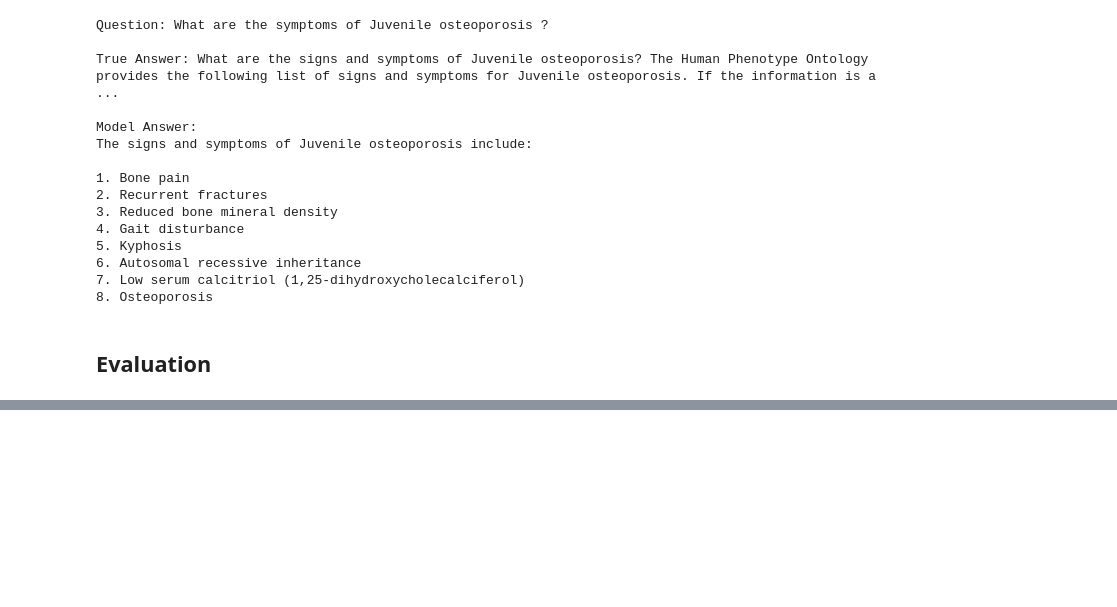
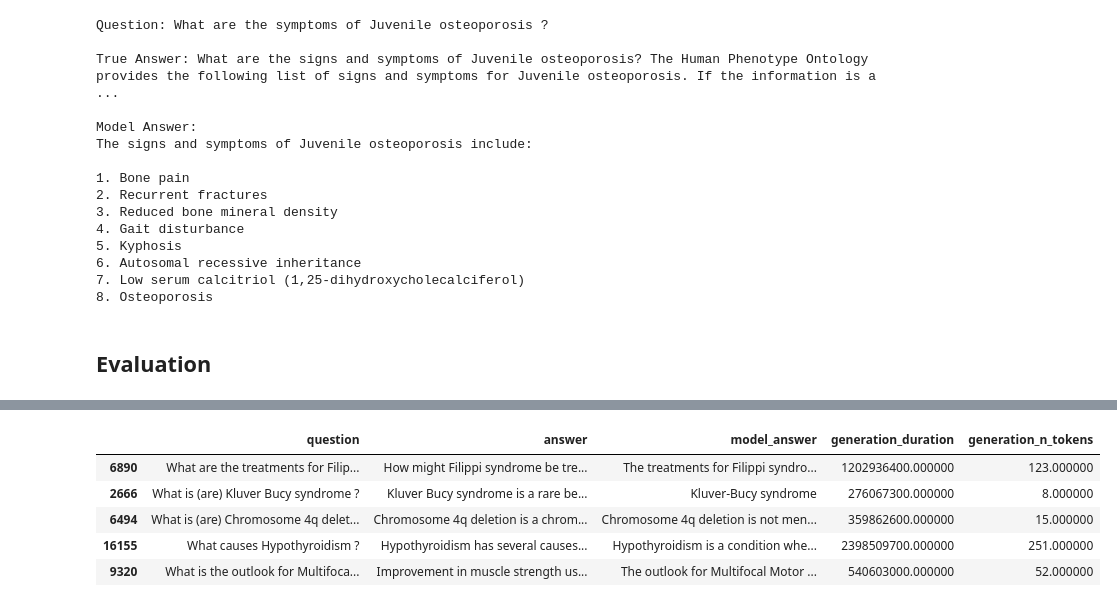
Before and after one commit to MatheusRDG/medical-assistant-bot-assignment, a Jupyter notebook: notebooks/02_02_modeling_naive_rag.ipynb, the cells around one changed output, grey strips where cells are left out. Saved outputs shown, nothing was run; the diff lists cells and outputs as text; code cells hidden in the pictures; blank space fills up the shorter version.

```diff
--- a/notebooks/02_modeling_rag.ipynb
+++ b/notebooks/02_02_modeling_naive_rag.ipynb
@@ -295,3 +323,12 @@ metrics_csv.to_csv(
 )
 # %%
 test.to_csv(f"../results/test_rag_{llm.model.replace(':','_')}.csv", index=False)
+# %%
+test.head(5).style
+# %% [output]
+|  | question | answer | model_answer | generation_duration | generation_n_tokens |
+| 6890 | What are the treatments for Filip... | How might Filippi syndrome be tre... | The treatments for Filippi syndro... | 1202936400.000000 | 123.000000 |
+| 2666 | What is (are) Kluver Bucy syndrome ? | Kluver Bucy syndrome is a rare be... | Kluver-Bucy syndrome | 276067300.000000 | 8.000000 |
+| 6494 | What is (are) Chromosome 4q delet... | Chromosome 4q deletion is a chrom... | Chromosome 4q deletion is not men... | 359862600.000000 | 15.000000 |
+| 16155 | What causes Hypothyroidism ? | Hypothyroidism has several causes... | Hypothyroidism is a condition whe... | 2398509700.000000 | 251.000000 |
+| 9320 | What is the outlook for Multifoca... | Improvement in muscle strength us... | The outlook for Multifocal Motor ... | 540603000.000000 | 52.000000 |
```
Also changed, not shown: parts of 9 cells of this notebook, 21 other files.
